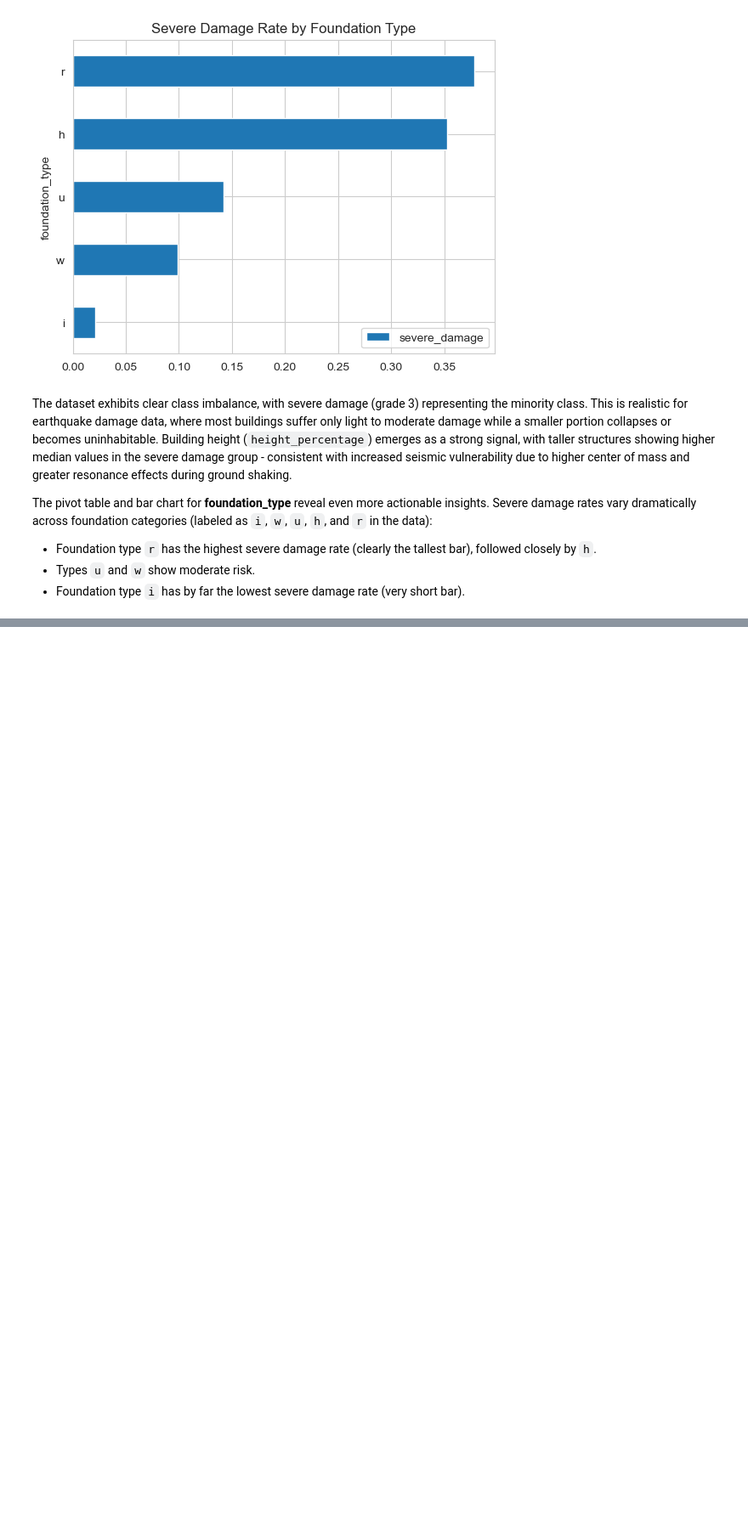
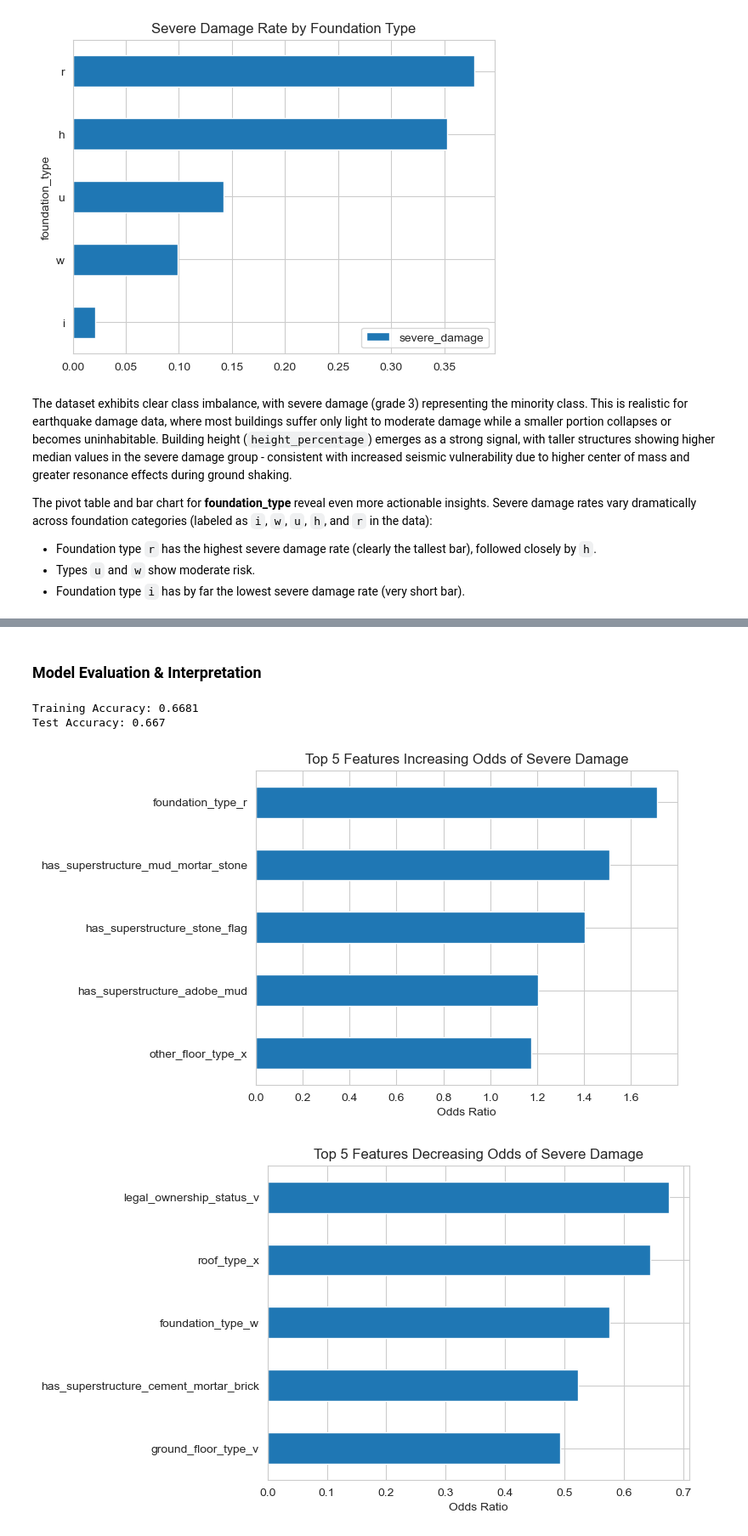
Before and after one commit to AJ-MH/Data-Science-Machine-Learning, a Jupyter notebook: nepal-earthquake-damage-prediction/nepal_earthquake_building_damage_prediction.ipynb, the cells around one changed output, grey strips where cells are left out. Shown at 85% size. Saved outputs shown, nothing was run; the diff lists cells and outputs as text; code cells hidden in the pictures; blank space fills up the shorter version.

Commit message:
Model iteration and comparison

```diff
--- a/nepal-earthquake-damage-prediction/nepal_earthquake_building_damage_prediction.ipynb
+++ b/nepal-earthquake-damage-prediction/nepal_earthquake_building_damage_prediction.ipynb
@@ -177,0 +180,19 @@ The pivot table and bar chart for **foundation_type** reveal even more actionabl
+# %%
+target = "severe_damage"
+X = df.drop(columns=target)
+y = df[target]
+
+X_train, X_test, y_train, y_test = train_test_split(
+    X, y, test_size=0.2, random_state=42
+)
+
+# Baseline
+acc_baseline = y_train.value_counts(normalize=True).max()
+print("Baseline Accuracy:", round(acc_baseline, 4))
+
+# Model pipeline
+model = make_pipeline(
+    OneHotEncoder(use_cat_names=True),
+    LogisticRegression(max_iter=1000)
+)
+model.fit(X_train, y_train)
@@ -177,0 +217,27 @@ The pivot table and bar chart for **foundation_type** reveal even more actionabl
+# %% [markdown]
+### Model Evaluation & Interpretation
+# %%
+acc_train = accuracy_score(y_train, model.predict(X_train))
+acc_test = model.score(X_test, y_test)
+print("Training Accuracy:", round(acc_train, 4))
+print("Test Accuracy:", round(acc_test, 4))
+
+# Odds ratios
+encoder = model.named_steps["onehotencoder"]
+features = encoder.get_feature_names()
+importances = model.named_steps["logisticregression"].coef_[0]
+odds_ratios = pd.Series(np.exp(importances), index=features).sort_values()
+
+# Top 5 risk-increasing and risk-decreasing features
+odds_ratios.tail().plot(kind="barh", title="Top 5 Features Increasing Odds of Severe Damage")
+plt.xlabel("Odds Ratio")
+plt.show()
+
+odds_ratios.head().plot(kind="barh", title="Top 5 Features Decreasing Odds of Severe Damage")
+plt.xlabel("Odds Ratio")
+plt.show()
+# %% [output]
+Training Accuracy: 0.6681
+Test Accuracy: 0.667
+[figure, added]
+[figure, added]
```
Also changed, not shown: parts of 9 cells of this notebook.
